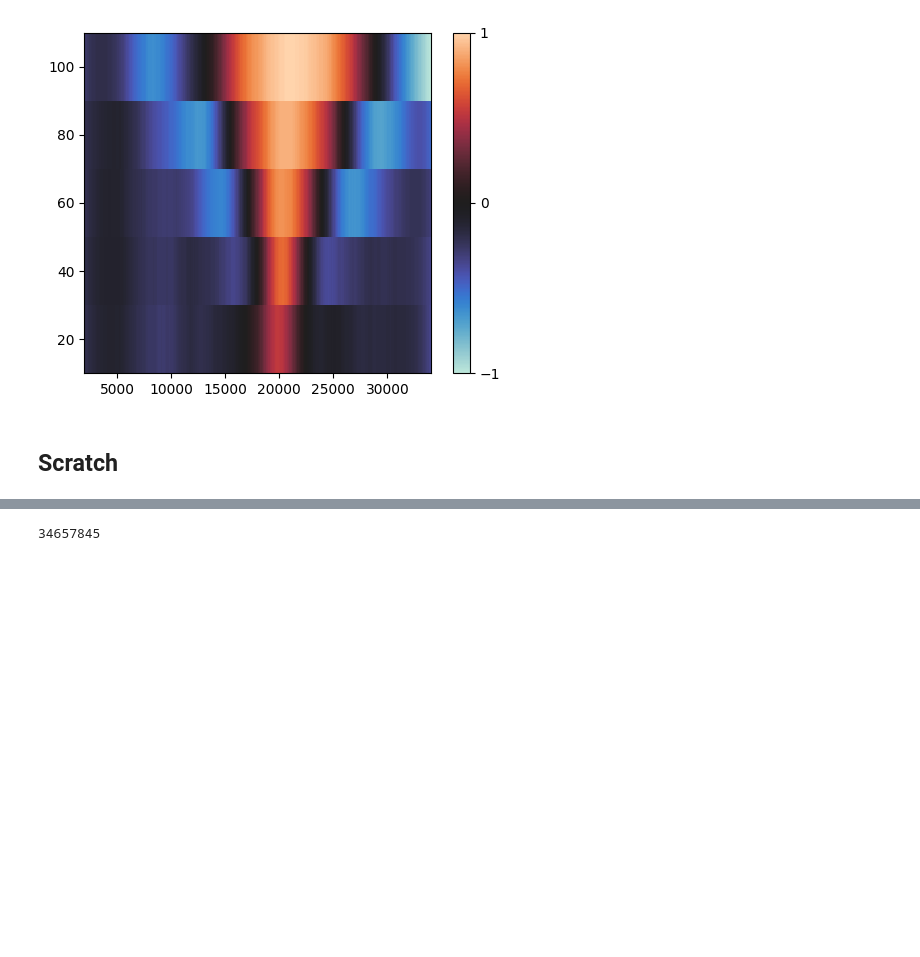
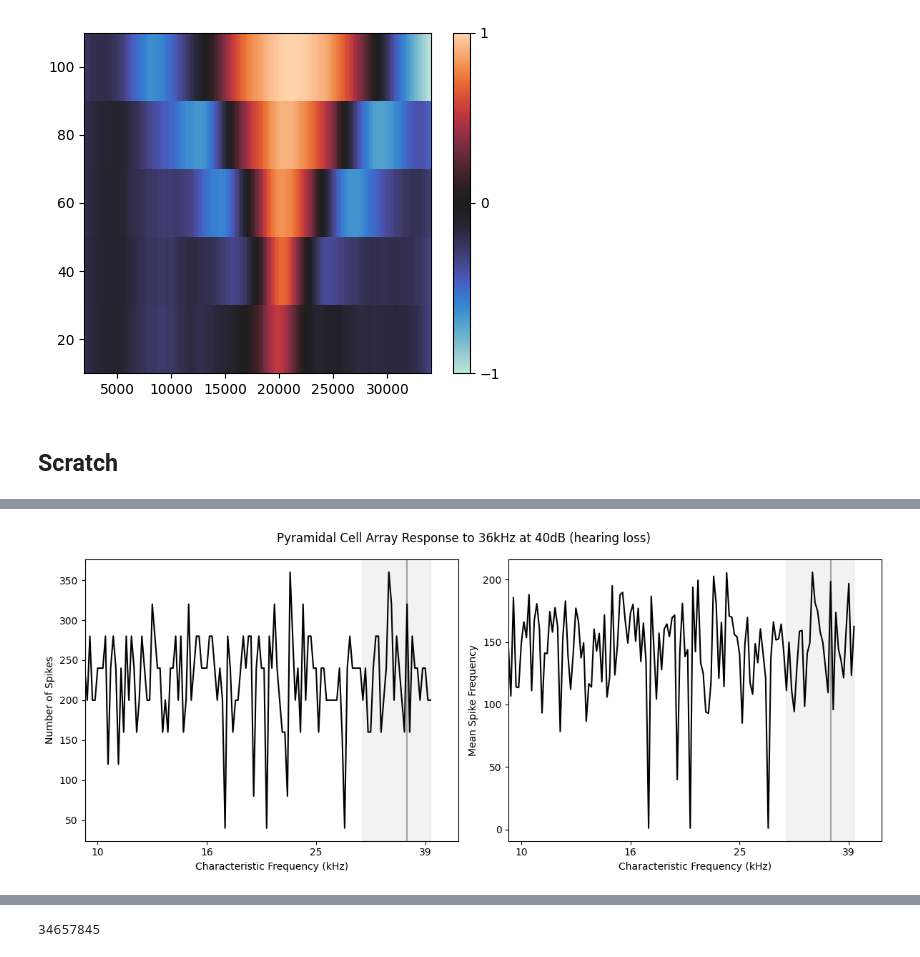
Before and after one commit to kedoxey/DCN_model, a Jupyter notebook: notebooks/cnmodel_network.ipynb, the cells around one changed output, grey strips where cells are left out. Cells and saved outputs as stored; diff of their text form; code cells hidden in the pictures; blank space fills up the shorter version.

```diff
--- a/notebooks/cnmodel_network.ipynb
+++ b/notebooks/cnmodel_network.ipynb
@@ -216,3 +250,5 @@ fig.tight_layout()
 [figure]
 # %% [markdown]
 ## Scratch
+# %%
+results = pickle.load(open('/home/kedoxey/DCN_model/output/response_maps-network_loss-m1_95/213cfs_1dbs_36000if_1cpb_1nreps/results_df.pkl', 'rb'))
@@ -218,0 +275,6 @@ fig.tight_layout()
+# %%
+pyr_ids_per_band = pickle.load(open('/home/kedoxey/DCN_model/output/response_maps-network_loss-m1_95/213cfs_1dbs_36000if_1cpb_1nreps/pyramidal_ids_per_band.pkl', 'rb'))
+freqs = list(pyr_ids_per_band.keys())
+b = (freqs[-1] - freqs[0]) / np.log(freqs[-1] / freqs[0])
+a = freqs[0] - b * np.log(freqs[0])
+freqs_log = a + b * np.log(freqs)
@@ -245,0 +327,63 @@ num_pyr
+# %%
+stimpar = {
+    "dur": 0.2,
+    "pip": 0.04,
+    "start": [0.1],
+    "baseline": [50, 100],
+    "response": [100, 140],
+}
+
+input_freq = 36e3
+input_level = 40
+# %%
+results = pickle.load(open('/home/kedoxey/DCN_model/output/response_maps-network_loss-m1_95/213cfs_1dbs_36000if_1cpb_1nreps/results_df.pkl', 'rb'))
+pyr_ids_per_band = pickle.load(open('/home/kedoxey/DCN_model/output/response_maps-network_loss-m1_95/213cfs_1dbs_36000if_1cpb_1nreps/pyramidal_ids_per_band.pkl', 'rb'))
+freqs = list(pyr_ids_per_band.keys())
+b = (freqs[-1] - freqs[0]) / np.log(freqs[-1] / freqs[0])
+a = freqs[0] - b * np.log(freqs[0])
+freqs_log = a + b * np.log(freqs)
+
+msfs = []
+n_spikes = []
+
+for stim, iterations in results.values():
+    for cell, vec in iterations.items():
+        temp = 6
+        if 'pyr' in cell[0]:
+            spikes = vec[1]
+            num_spikes = ((spikes >= stimpar['response'][0]) & (spikes < stimpar['response'][1])).sum()
+            n_spikes.append(num_spikes * (stimpar['response'][1] - stimpar['response'][0]))
+
+            resp_spkt = spikes[((spikes >= stimpar['response'][0]) & (spikes <= stimpar['response'][1]))]
+            num_spikes = len(resp_spkt)
+            num_isi = num_spikes - 1 if num_spikes > 0 else 0
+            msf = num_isi / (resp_spkt[-1] - resp_spkt[0]) * 1000 if num_spikes > 1 else 1
+            msfs.append(msf)
+
+
+loss_inds = freqs_log[np.where(np.array(freqs) > 30e3)]
+
+fig, axs = plt.subplots(1,2,figsize=(12,5))
+axs.ravel()
+
+axs[0].plot(freqs_log, n_spikes, color='k', zorder=12)
+axs[0].set_ylabel('Number of Spikes')
+
+axs[1].plot(freqs_log, msfs, color='k', zorder=12)
+axs[1].set_ylabel('Mean Spike Frequency')
+
+for ax in axs:
+
+    ax.axvspan(xmin=loss_inds[0], xmax=loss_inds[-1], color='grey', alpha=0.1, zorder=1)
+    ax.axvline(freqs_log[freqs.index(np.float64(36274.978285640034))], color='grey', alpha=0.7, zorder=2)
+    nticks = 6
+    xtick_span = len(msfs)//(nticks-1)
+    ax.set_xticks([freqs_log[i] for i in [xtick_span*i for i in range(nticks)]])
+    ax.set_xticklabels([round(freqs[i]/1000) for i in [xtick_span*i for i in range(nticks)]])
+    ax.set_xlabel('Characteristic Frequency (kHz)')
+    ax.set_xlim(left=freqs_log[freqs.index(np.float64(10069.39523082581))]-1000)
+
+fig.suptitle('Pyramidal Cell Array Response to 36kHz at 40dB (hearing loss)')
+fig.tight_layout()
+# %% [output]
+[figure, added]
```
Also changed, not shown: parts of 20 cells of this notebook, 56 other files.
